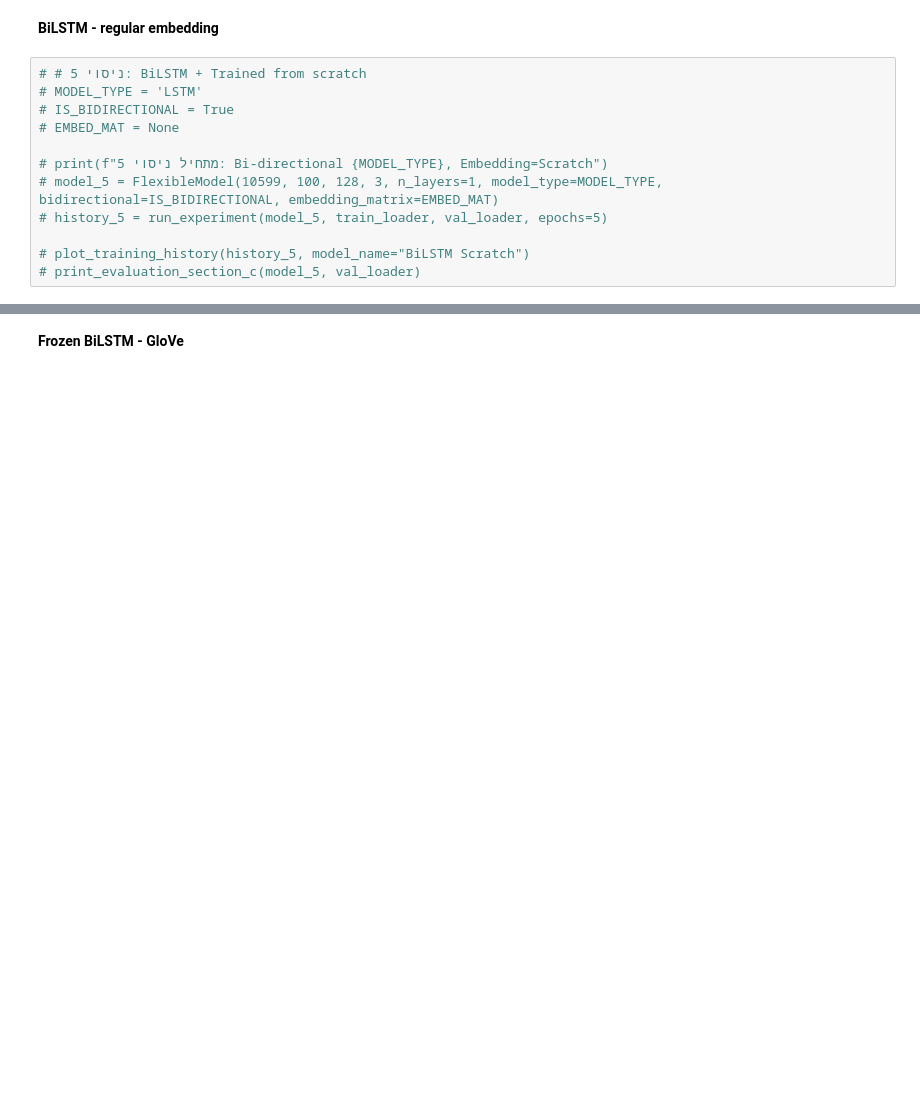
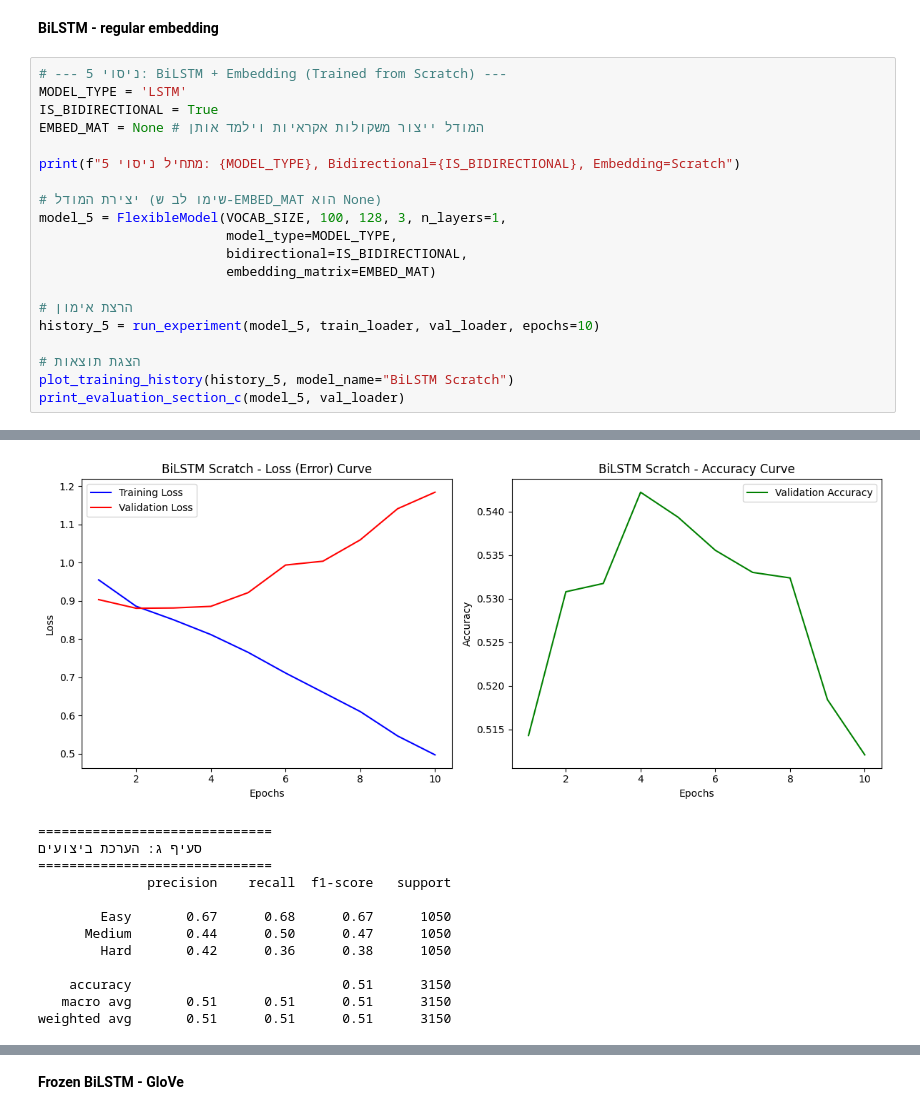
Before and after one commit to eliyahuav/NLP-project, a Jupyter notebook: PART5_Deep Learning for Text Classification.ipynb, the cells around one changed output, grey strips where cells are left out. Cells and saved outputs as stored; diff of their text form; blank space fills up the shorter version.

```diff
--- a/PART5_Deep Learning for Text Classification.ipynb
+++ b/PART5_Deep Learning for Text Classification.ipynb
@@ -613,14 +671,23 @@ weighted avg       0.38      0.45      0.37       600
 # %% [markdown]
 **BiLSTM - regular embedding**
 # %%
-# # ניסוי 5: BiLSTM + Trained from scratch
-# MODEL_TYPE = 'LSTM'
-# IS_BIDIRECTIONAL = True
-# EMBED_MAT = None
+# --- ניסוי 5: BiLSTM + Embedding (Trained from Scratch) ---
+MODEL_TYPE = 'LSTM'
+IS_BIDIRECTIONAL = True
+EMBED_MAT = None # המודל ייצור משקולות אקראיות וילמד אותן
 
-# print(f"מתחיל ניסוי 5: Bi-directional {MODEL_TYPE}, Embedding=Scratch")
-# model_5 = FlexibleModel(10599, 100, 128, 3, n_layers=1, model_type=MODEL_TYPE, bidirectional=IS_BIDIRECTIONAL, embedding_matrix=EMBED_MAT)
-# history_5 = run_experiment(model_5, train_loader, val_loader, epochs=5)
+print(f"מתחיל ניסוי 5: {MODEL_TYPE}, Bidirectional={IS_BIDIRECTIONAL}, Embedding=Scratch")
 
-# plot_training_history(history_5, model_name="BiLSTM Scratch")
-# print_evaluation_section_c(model_5, val_loader)
+# יצירת המודל (שימו לב ש-EMBED_MAT הוא None)
+model_5 = FlexibleModel(VOCAB_SIZE, 100, 128, 3, n_layers=1,
+                        model_type=MODEL_TYPE,
+                        bidirectional=IS_BIDIRECTIONAL,
+                        embedding_matrix=EMBED_MAT)
+
+# הרצת אימון
+history_5 = run_experiment(model_5, train_loader, val_loader, epochs=10)
+
+# הצגת תוצאות
+plot_training_history(history_5, model_name="BiLSTM Scratch")
+print_evaluation_section_c(model_5, val_loader)
+# %% [output]
@@ -626,0 +705,13 @@ weighted avg       0.38      0.45      0.37       600
+[figure, added]
+==============================
+סעיף ג: הערכת ביצועים
+==============================
+              precision    recall  f1-score   support
+
+        Easy       0.67      0.68      0.67      1050
+      Medium       0.44      0.50      0.47      1050
+        Hard       0.42      0.36      0.38      1050
+
+    accuracy                           0.51      3150
+   macro avg       0.51      0.51      0.51      3150
+weighted avg       0.51      0.51      0.51      3150
```
Also changed, not shown: parts of 11 cells of this notebook.
